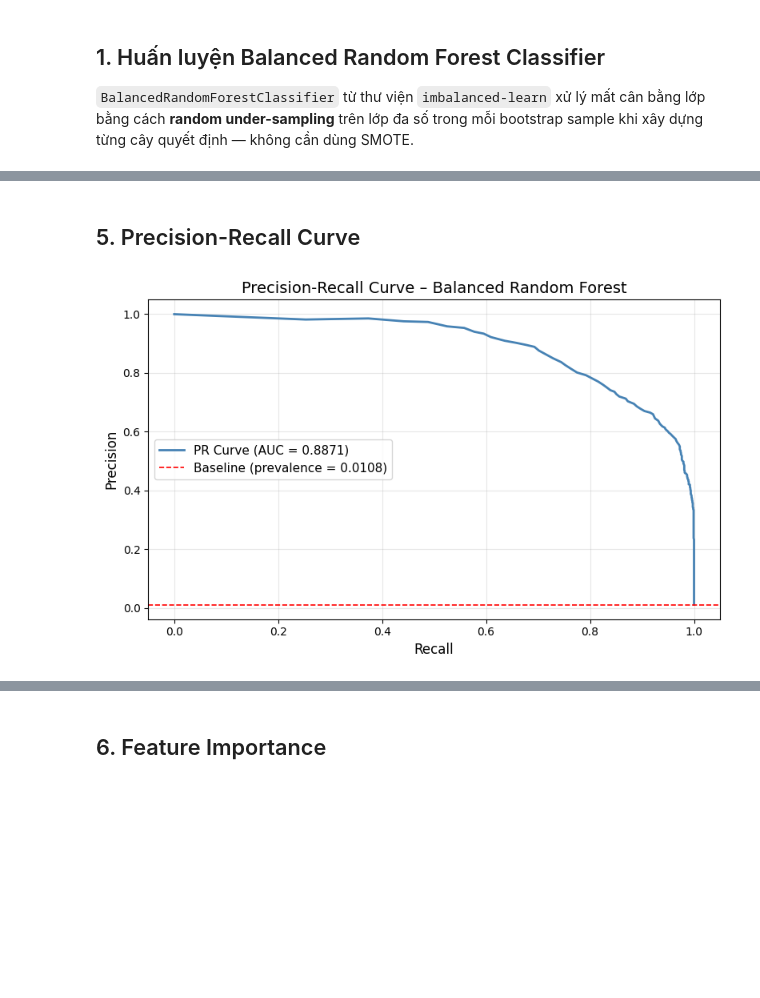
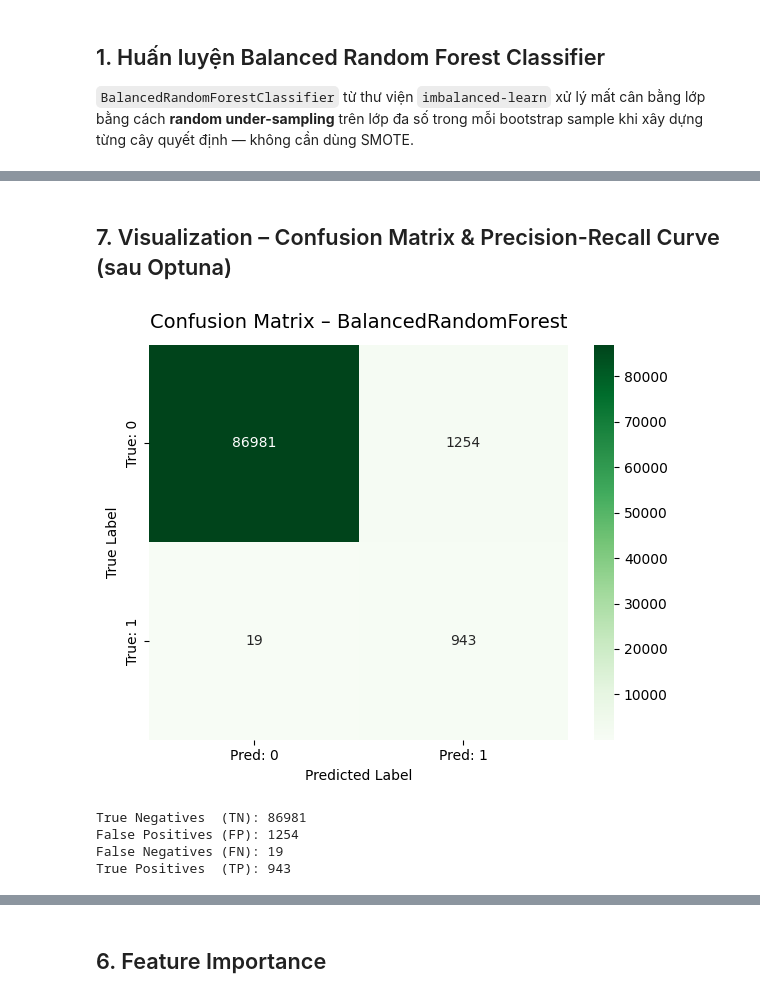
Before and after one commit to Thanh-dev-192006/Credit_Card_-Fraud_-Detection, a Jupyter notebook: notebooks/Feature_engineering/BalancedRandomForestClassifier.ipynb, the cells around one changed output, grey strips where cells are left out. Drawn from its saved outputs; the diff is of its cells as text; code cells hidden in the pictures; blank space fills up the shorter version.

```diff
--- a/notebooks/Feature_engineering/BalancedRandomForestClassifier.ipynb
+++ b/notebooks/Feature_engineering/BalancedRandomForestClassifier.ipynb
@@ -5,7 +5,8 @@ import pandas as pd
 import numpy as np
 import matplotlib.pyplot as plt
 import seaborn as sns
-
+import optuna
+optuna.logging.set_verbosity(optuna.logging.WARNING)
 # Đánh giá
 from sklearn.metrics import (
     classification_report,
@@ -19,7 +20,7 @@ from sklearn.metrics import (
 )
 
 # Đường dẫn đến thư mục chứa dữ liệu đã xử lý
-DATA_PATH = r"C:/Users/Tien Cong/OneDrive - National Economics University/Statistical learning (ML)/data/processed"
+DATA_PATH = r"D:/AI66A_group_10_Topic_7/src/data/processed"
 # %%
 def load_data(path):
     X_train = joblib.load(os.path.join(path, 'X_train.pkl'))
@@ -80,8 +158,12 @@ Huấn luyện hoàn tất!
 # %%
-# Dự đoán nhãn và xác suất
-y_pred = brf.predict(X_test)
-y_prob = brf.predict_proba(X_test)[:, 1]  # Xác suất của lớp dương (1)
+# --- Retrain BalancedRandomForest ---
+brf_best = BalancedRandomForestClassifier(
+    **brf_study.best_params,
+    random_state=42,
+    n_jobs=-1,
+    bootstrap=True,
 
-print(f"Số mẫu dự đoán là lớp 1 (positive): {y_pred.sum()}")
-print(f"Số mẫu thực tế là lớp 1 (positive): {y_test.sum()}")
+)
+brf_best.fit(X_train, y_train)
+print("BalancedRandomForest retrained with best params.")
 # %% [output]
@@ -161,19 +234,29 @@ True Positives  (TP): 1270
 # %% [markdown]
-## 5. Precision-Recall Curve
+## 7. Visualization – Confusion Matrix & Precision-Recall Curve (sau Optuna)
 # %%
-precisions, recalls, thresholds = precision_recall_curve(y_test, y_prob)
+cm= confusion_matrix(y_test, brf_opt_test_preds)
 
-fig, ax = plt.subplots(figsize=(8, 5))
-ax.plot(recalls, precisions, color='steelblue', lw=2,
-        label=f'PR Curve (AUC = {pr_auc:.4f})')
-ax.axhline(y=y_test.mean(), color='red', linestyle='--', lw=1.2,
-           label=f'Baseline (prevalence = {y_test.mean():.4f})')
-ax.set_xlabel('Recall', fontsize=12)
-ax.set_ylabel('Precision', fontsize=12)
-ax.set_title('Precision-Recall Curve – Balanced Random Forest', fontsize=14)
-ax.legend(fontsize=11)
-ax.grid(alpha=0.3)
+fig, ax = plt.subplots(figsize=(6, 5))
+sns.heatmap(
+    cm, annot=True, fmt='d', cmap='Greens',
+    xticklabels=['Pred: 0', 'Pred: 1'],
+    yticklabels=['True: 0', 'True: 1'],
+    ax=ax
+)
+ax.set_title('Confusion Matrix – BalancedRandomForest', fontsize=14, pad=12)
+ax.set_xlabel('Predicted Label')
+ax.set_ylabel('True Label')
 plt.tight_layout()
 plt.show()
+
+tn, fp, fn, tp = cm.ravel()
+print(f"True Negatives  (TN): {tn}")
+print(f"False Positives (FP): {fp}")
+print(f"False Negatives (FN): {fn}")
+print(f"True Positives  (TP): {tp}")
 # %% [output]
-[figure, old version]
+[figure, new version]
+True Negatives  (TN): 86981
+False Positives (FP): 1254
+False Negatives (FN): 19
+True Positives  (TP): 943
```
Also changed, not shown: parts of 15 cells of this notebook, 4 other files.
